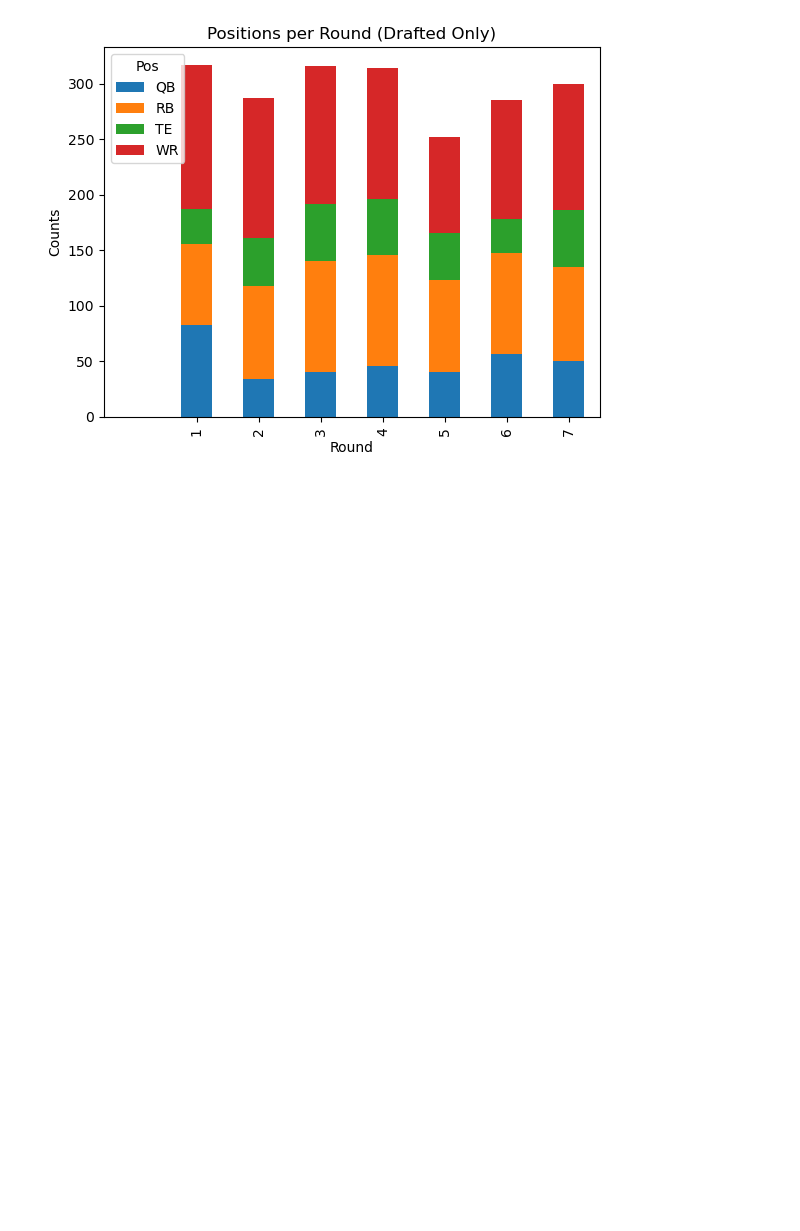
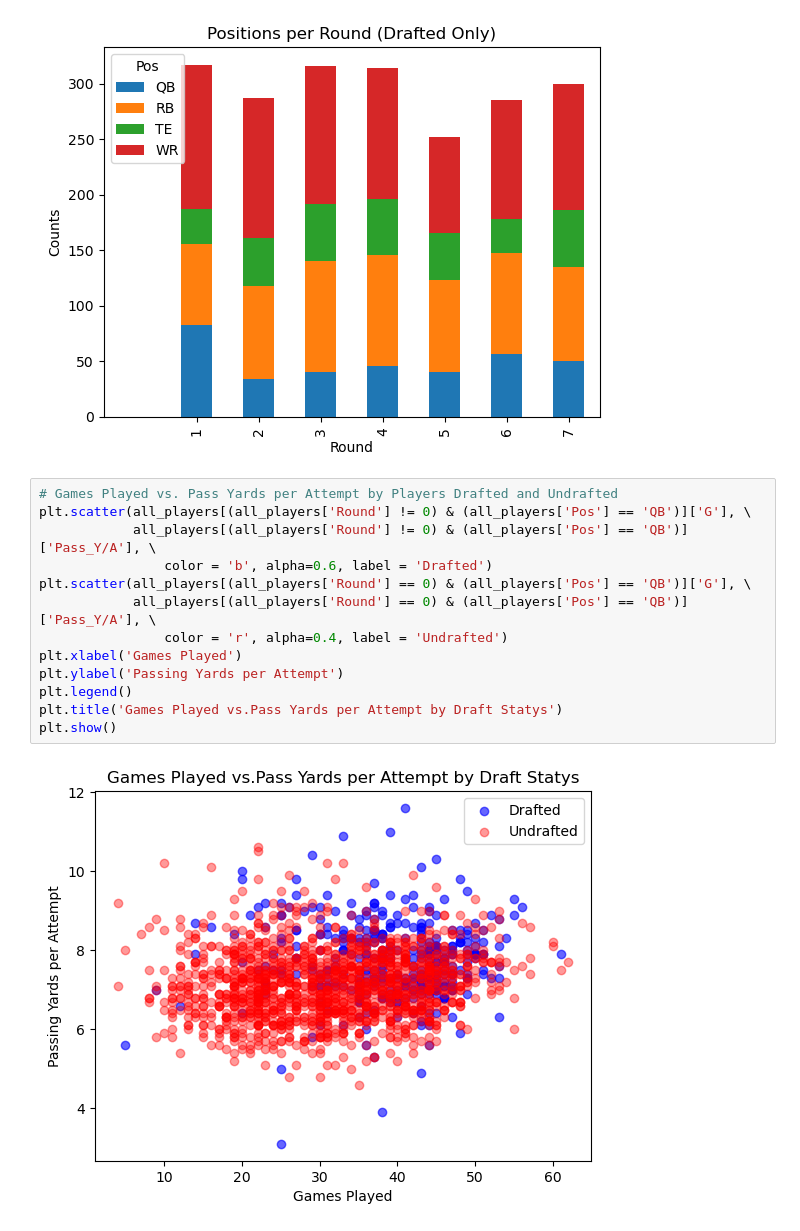
Before and after one commit to ckourkou/DATA-1030-Final-Project, a Jupyter notebook: Draft Round Project.ipynb, the cells around one changed output. Saved outputs shown, nothing was run; the diff lists cells and outputs as text; blank space fills up the shorter version.

```diff
--- a/Draft Round Project.ipynb
+++ b/Draft Round Project.ipynb
@@ -522,3 +522,18 @@ plt.xticks(ticks=(1,2,3,4,5,6,7))
 plt.show()
 # %% [output]
 [figure]
+# %%
+# Games Played vs. Pass Yards per Attempt by Players Drafted and Undrafted
+plt.scatter(all_players[(all_players['Round'] != 0) & (all_players['Pos'] == 'QB')]['G'], \
+            all_players[(all_players['Round'] != 0) & (all_players['Pos'] == 'QB')]['Pass_Y/A'], \
+                color = 'b', alpha=0.6, label = 'Drafted')
+plt.scatter(all_players[(all_players['Round'] == 0) & (all_players['Pos'] == 'QB')]['G'], \
+            all_players[(all_players['Round'] == 0) & (all_players['Pos'] == 'QB')]['Pass_Y/A'], \
+                color = 'r', alpha=0.4, label = 'Undrafted')
+plt.xlabel('Games Played')
+plt.ylabel('Passing Yards per Attempt')
+plt.legend()
+plt.title('Games Played vs.Pass Yards per Attempt by Draft Statys')
+plt.show()
+# %% [output]
+[figure, added]
```
Also changed, not shown: parts of 9 cells of this notebook.
